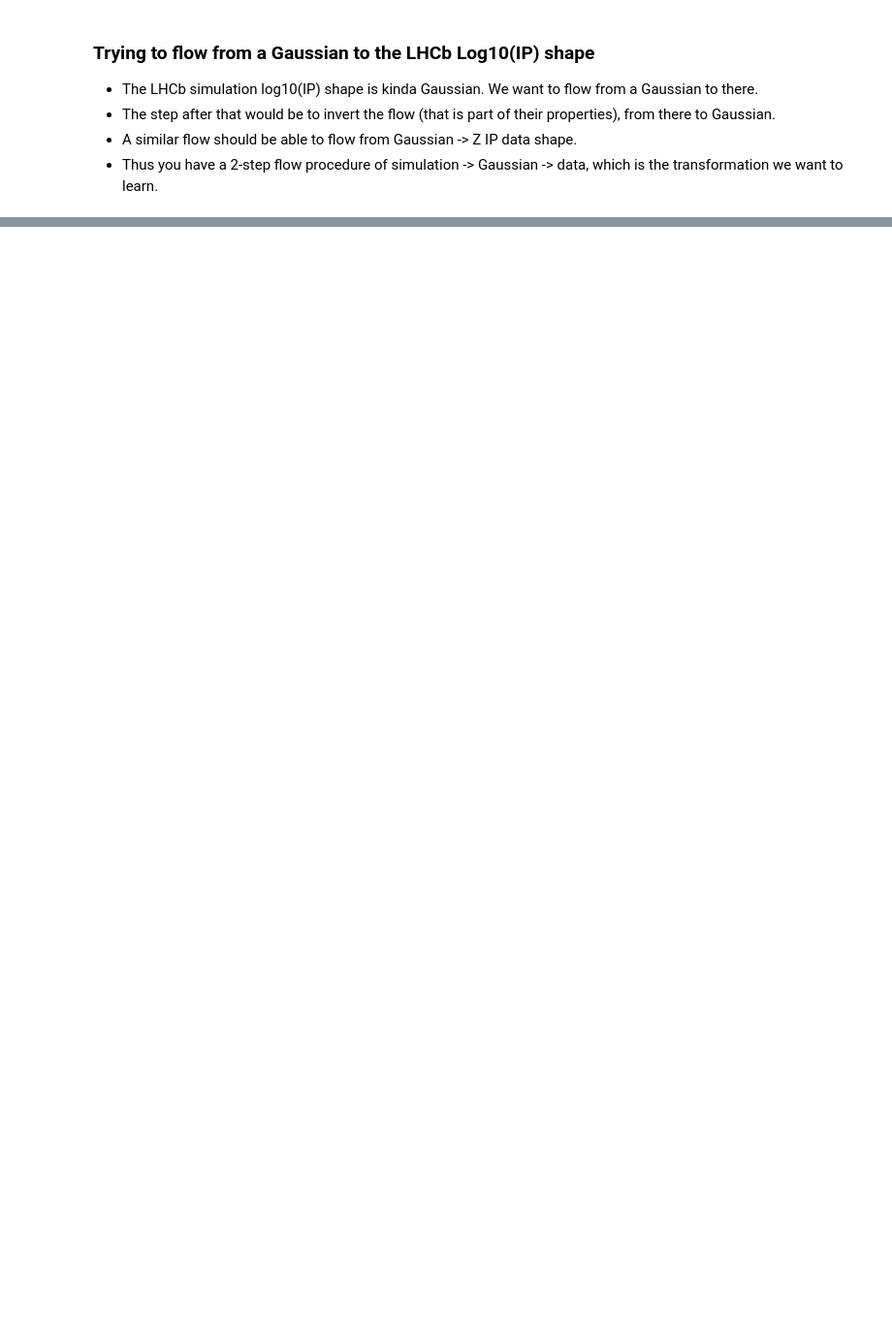
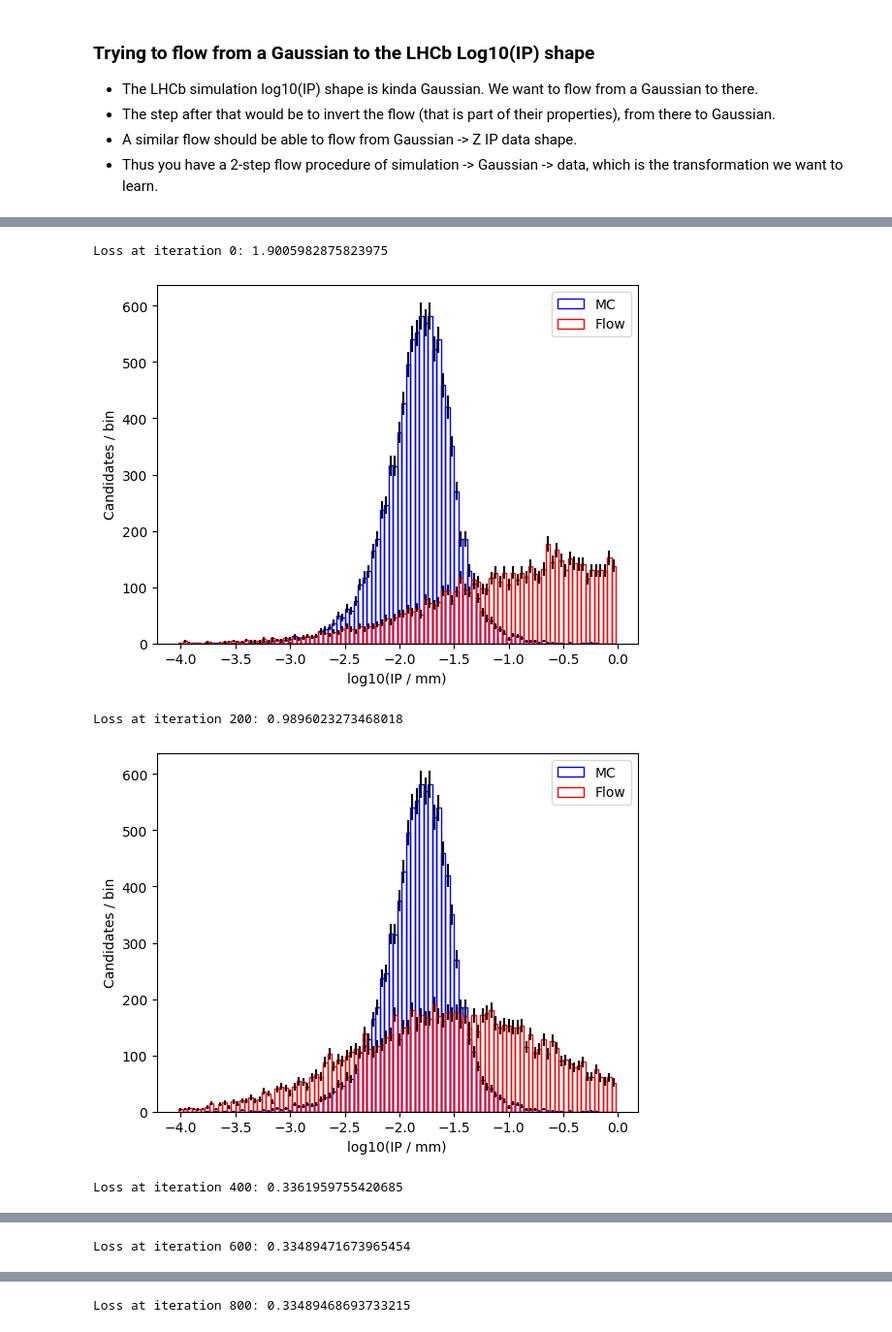
Before and after one commit to rjhunter999/ip-calibration-with-nflows, a Jupyter notebook: scripts/flow_to_lhcb_ip_sim.ipynb, the cells around one changed output, grey strips where cells are left out. Shown at 97% size. Saved outputs shown, nothing was run; the diff lists cells and outputs as text; code cells hidden in the pictures; blank space fills up the shorter version.

```diff
--- a/scripts/flow_to_lhcb_ip_sim.ipynb
+++ b/scripts/flow_to_lhcb_ip_sim.ipynb
@@ -59,0 +142,8 @@ plt.show()
+# %%
+# Prepare the target data
+# Reshape was needed to swap the axes to match what the flow expects
+sim_log10_ip_tensor = torch.tensor(sim_log10_ip, dtype=torch.float32).reshape(-1, 1)
+print(sim_log10_ip_tensor[:5])
+print(sim_log10_ip_tensor.shape)
+print(samples[:5])
+print(samples.shape)
@@ -59,0 +163,43 @@ plt.show()
+# %%
+from torch import optim, nn
+optimizer = optim.Adam(flow.parameters())
+n_iter = 1000
+for i in range(n_iter):
+    #flow.train() # Put it in training mode.
+
+    # TODO Need to understand why we zero_grad() before calculating the loss.
+    # TODO also need to undestand the loss
+    # TODO why no forward pass?
+    optimizer.zero_grad()
+    loss = -flow.log_prob(inputs=sim_log10_ip_tensor).mean()
+    loss.backward()
+    optimizer.step()
+
+    ### Testing the thing
+    # flow.eval() # Put it in evaluation mode.
+    with torch.inference_mode():
+        if i % (n_iter/5) == 0:
+            print(f"Loss at iteration {i}: {loss}")
+
+            # Plot the target
+            fig, ax = plt.subplots()
+            #hist_mc, bins = np.histogram(sim_log10_ip, bins=100, range=(-4, 0))
+            #bin_centers = (bins[:-1] + bins[1:]) / 2
+            # Already did all that above
+            ax.bar(x=bins[:-1], height=hist_mc, yerr=np.sqrt(hist_mc), width=bins[1] - bins[0], label='MC', fill=False, edgecolor='blue')
+            ax.set_xlabel('log10(IP / mm)')
+            ax.set_ylabel('Candidates / bin')
+
+            # Sample from the flow and plot the histogram
+            samples = flow.sample(N_SAMPLES)
+            pred_hist, bins = np.histogram(samples, bins=100, range=(-4, 0))
+            ax.bar(x=bins[:-1], height=pred_hist, yerr=np.sqrt(pred_hist), width=bins[1] - bins[0], label='Flow', fill=False, edgecolor='red')
+
+            ax.legend()
+            plt.show()
+# %% [output]
+Loss at iteration 0: 1.9005982875823975
+[figure, added]
+Loss at iteration 200: 0.9896023273468018
+[figure, added]
+Loss at iteration 400: 0.3361959755420685
@@ -59,0 +207 @@ plt.show()
+Loss at iteration 600: 0.33489471673965454
@@ -59,0 +209 @@ plt.show()
+Loss at iteration 800: 0.33489468693733215
```
Also changed, not shown: parts of 11 cells of this notebook.
